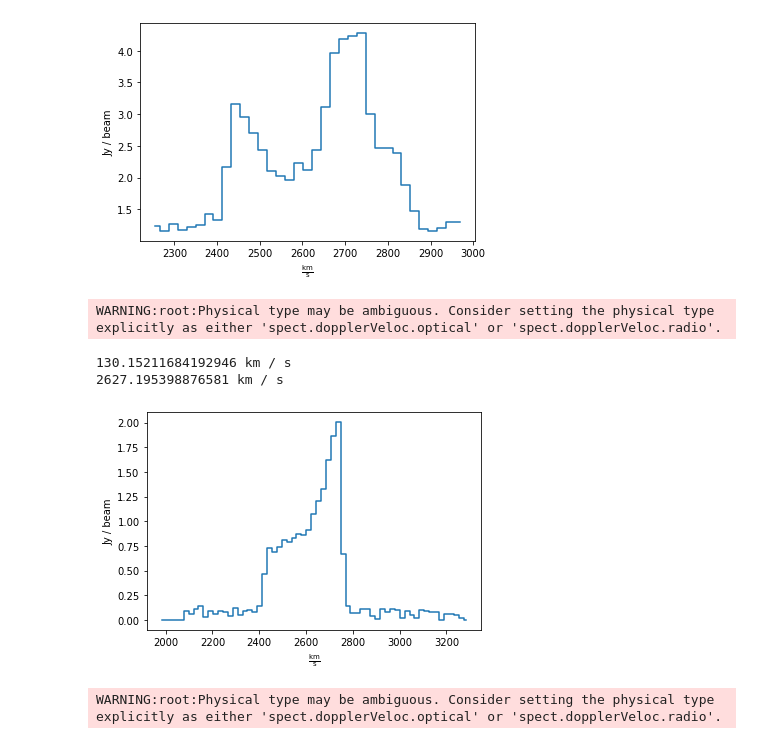
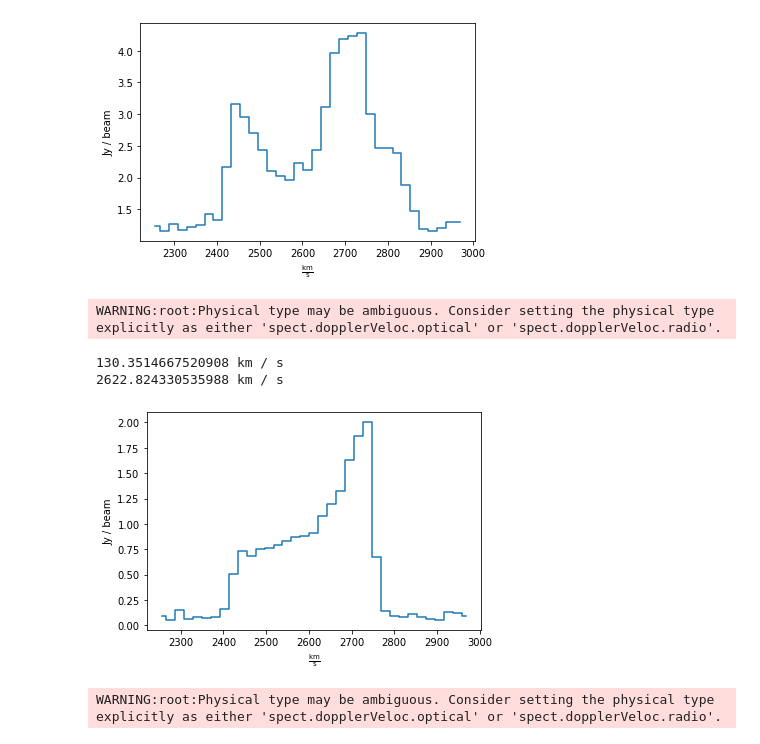
Before and after one commit to spectram/meerchoirs, a Jupyter notebook: g1vla-analysis.ipynb, the cells around one changed output. Drawn from its saved outputs; the diff is of its cells as text; code cells hidden in the pictures.

```diff
--- a/g1vla-analysis.ipynb
+++ b/g1vla-analysis.ipynb
@@ -115,25 +115,25 @@ spec.quicklook()
 # %%
 ## Masked Spectrum Extraction -G1S1
 import regions
 from specutils import Spectrum1D
 from specutils import SpectralRegion
 from specutils.analysis import fwhm, centroid
 
 ds9_g1s1 = 'J2000; circle(14:03:25.0288466330,-6:04:52.4365880048, 108")'
-cubeg1s1 = velcube.subcube_from_ds9region(ds9_g1s1)
+cubeg1s1 = vel_masked.subcube_from_ds9region(ds9_g1s1)
 specg1s1 = cubeg1s1.sum(axis=(1,2))
 specg1s1.quicklook()
 
 spec1d = Spectrum1D(spectral_axis=specg1s1.spectral_axis, flux=specg1s1)
 print(fwhm(spec1d,regions=SpectralRegion(2400 * U.km/U.s, 2800 * U.km/U.s)))
 print(centroid(spec1d,region=SpectralRegion(2400 * U.km/U.s, 2800 * U.km/U.s)))
 
 cubeg1s1 = vel_masked.subcube_from_ds9region(ds9_g1s1)
 # %% [output]
 WARNING:root:Physical type may be ambiguous. Consider setting the physical type explicitly as either 'spect.dopplerVeloc.optical' or 'spect.dopplerVeloc.radio'.
-130.15211684192946 km / s
-2627.195398876581 km / s
+130.3514667520908 km / s
+2622.824330535988 km / s
-[figure, old version]
+[figure, new version]
 # %%
 ## Masked Spectrum Extraction -G1S2
 
```
Also changed, not shown: parts of 4 cells of this notebook.
